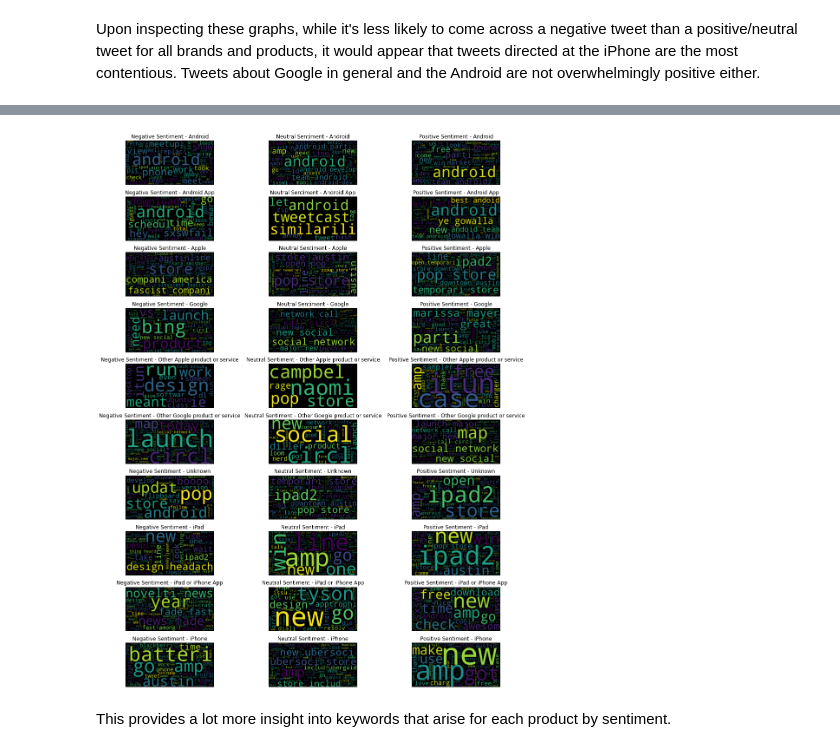
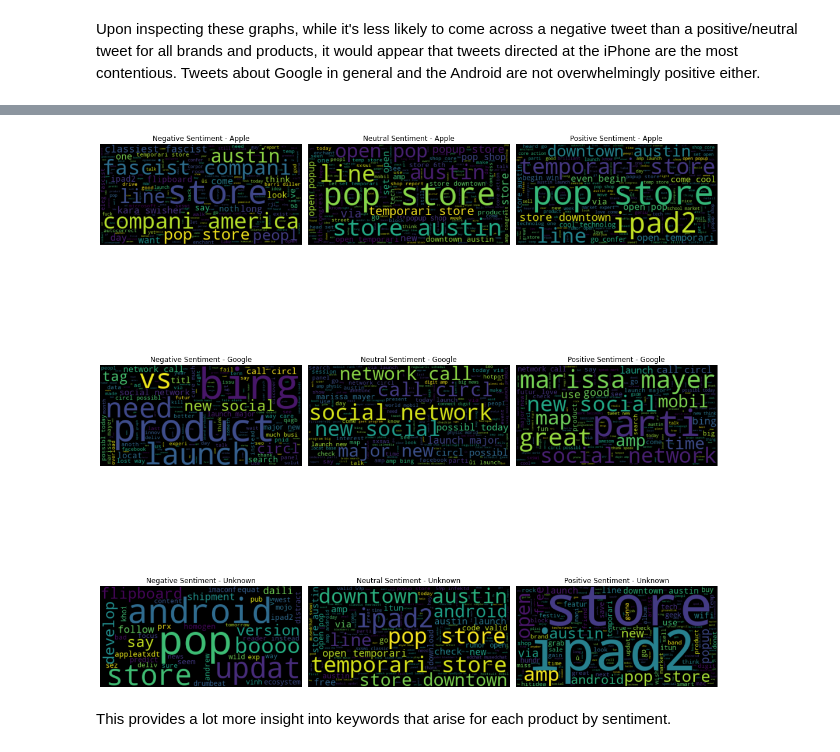
Before and after one commit to chrismiley87/tweet-project, a Jupyter notebook: notebook.ipynb, the cells around one changed output, grey strips where cells are left out. Drawn from its saved outputs; the diff is of its cells as text; code cells hidden in the pictures.

```diff
--- a/notebook.ipynb
+++ b/notebook.ipynb
@@ -806,7 +807,7 @@ def remove_brands(text):
     return filtered_words
 
 # Apply the remove_brands function to the 'tweet_without_stopwords' column and create a new column 'brandless_tweet_without_stopwords'
-df['brandless_tweet_without_stopwords'] = df['tweet_without_stopwords'].apply(lambda x: remove_brands(x))
+df['brandless_stop_tweet_stemmed'] = df['stop_tweet_stemmed'].apply(lambda x: remove_brands(x))
 
 # Display the updated DataFrame
 df.head()
@@ -903,4 +904,20 @@ Some of the distinct pairings include tweets about downtown Austin where the con
 #### Visualize Sentiment by Brand/Product
 
 In this sub-section, we plotted graphs to inspect the breakdown of tweets' sentiment by each value in our brand_or_product column.
+# %%
+#create copy of dataframe
+brand_or_product_df = df.copy()
+
+#condense to Apple or Google
+brand_or_product_df['brand'] = brand_or_product_df['brand_or_product'].replace({
+                                                'iPhone': 'Apple',
+                                                'iPad': 'Apple',
+                                                'iPad or iPhone App': 'Apple',
+                                                'Android': 'Google',
+                                                'Android App': 'Google',
+                                                'Other Apple product or service': 'Apple',
+                                                'Other Google product or service': 'Google'})
+# %%
+#create a df that groups by brand values
+brand_df = brand_or_product_df.groupby(['brand', 'sentiment'])
 # %%
@@ -909,6 +926,6 @@ brand_or_product_df = df.groupby(['brand_or_product', 'sentiment'])
 # %%
 #calculate the count of each sentiment value
-count_df = brand_or_product_df.size().unstack()
+count_df = brand_df.size().unstack()
 count_df
 # %% [output]
 | sentiment | Negative | Neutral | Positive |
@@ -994,35 +1031,35 @@ ncols = len(percentage_df.columns)
 fig, axes = plt.subplots(nrows=nrows, ncols=ncols, figsize=(15, 18))
 
 # Loop over each brand and sentiment
 for i, brand in enumerate(percentage_df.index):
     for j, sentiment in enumerate(percentage_df.columns):
         # Filter the data for the specific brand and sentiment
         filtered_data = df[(df['brand_or_product'] == brand) & (df['sentiment'] == sentiment)]
 
         # Concatenate all the text data
-        text = ' '.join(filtered_data['brandless_tweet_without_stopwords'].explode().fillna(''))
+        text = ' '.join(filtered_data['brandless_stop_tweet_stemmed'].explode().fillna(''))
 
         # Generate the word cloud
         wordcloud = WordCloud().generate(text)
 
         # Plot the word cloud on the corresponding subplot
         axes[i, j].imshow(wordcloud, interpolation='bilinear')
         axes[i, j].set_title(f"{sentiment} Sentiment - {brand}")
         axes[i, j].axis('off')
 
 # Remove any extra subplots
 if len(percentage_df) < nrows * ncols:
     for i in range(len(percentage_df), nrows):
         for j in range(ncols):
             fig.delaxes(axes[i, j])
 
 # Adjust the spacing between subplots
 plt.tight_layout()
 
 # Show the plot
 plt.show()
 # %% [output]
-[figure, old version]
+[figure, new version]
 # %% [markdown]
 This provides a lot more insight into keywords that arise for each product by sentiment.
 # %% [markdown]
```
Also changed, not shown: parts of 75 cells of this notebook.
